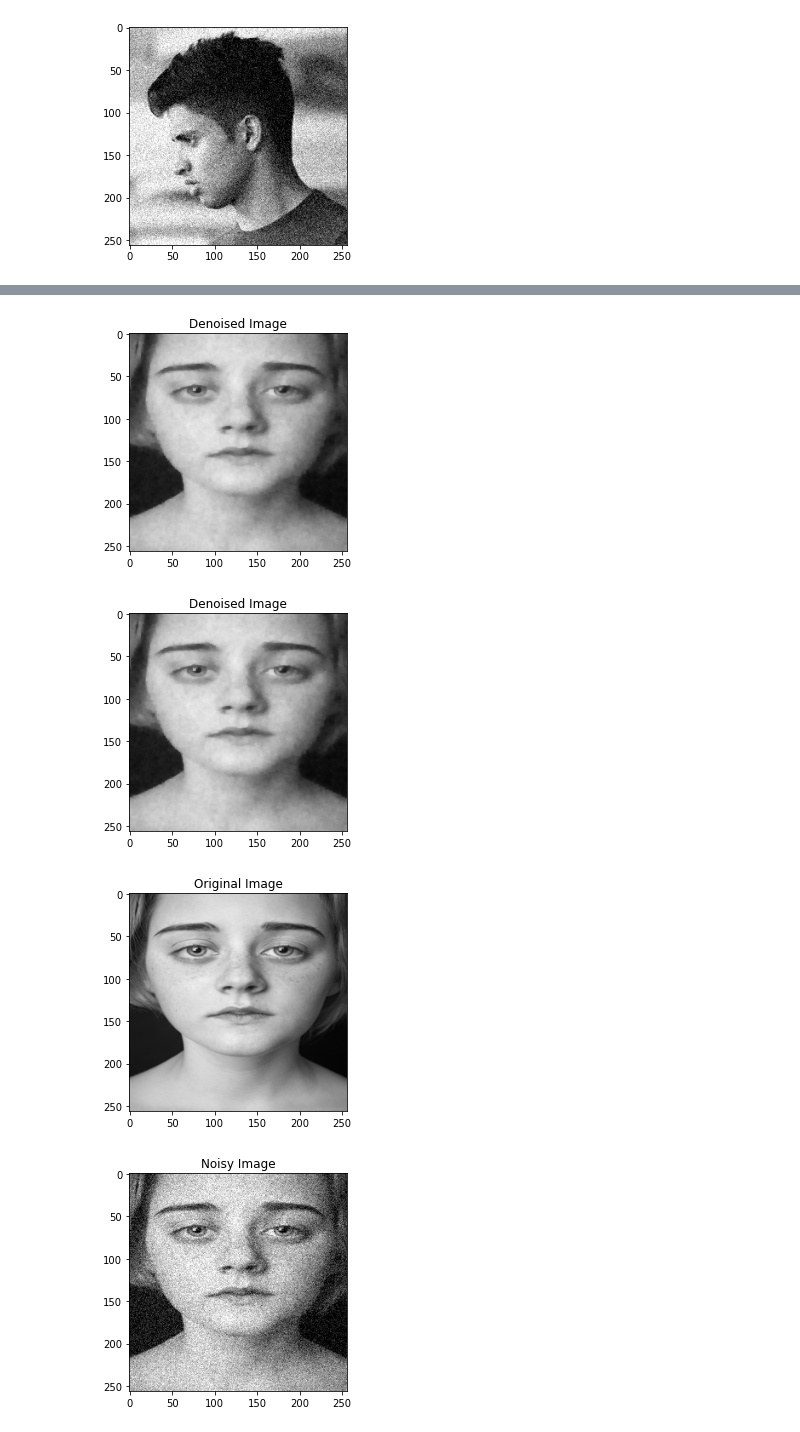
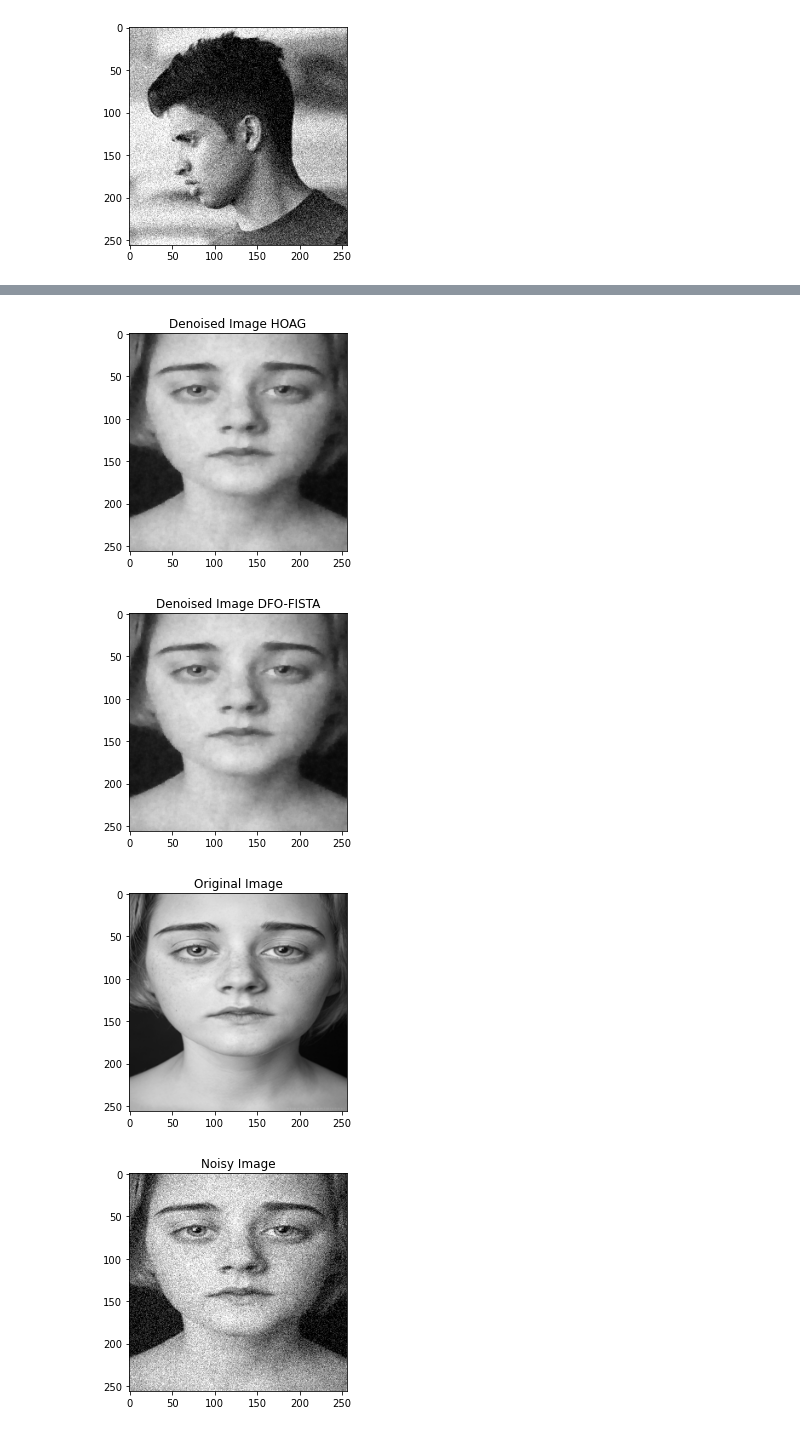
Before and after one commit to MohammadSadeghSalehi/Bilevel, a Jupyter notebook: Codes/Bilevel.ipynb, the cells around one changed output, grey strips where cells are left out. Saved outputs shown, nothing was run; the diff lists cells and outputs as text; code cells hidden in the pictures.

```diff
--- a/Codes/Bilevel.ipynb
+++ b/Codes/Bilevel.ipynb
@@ -541,7 +541,7 @@ import scipy.optimize as op
 import matplotlib.pyplot as plt
 
 class HOAG:
-    def __init__(self, A, b, y, x0, L, mu, alpha,nu, xi, max_iter=2000, tol=1e-8, lowersolver='FISTA'):
+    def __init__(self, A, b, y, x0, L, mu, alpha,nu, xi, max_iter=10000, tol=1e-8, lowersolver='FISTA'):
         # A is the forward operator
         #b is the ground truth
         # y is the noisy image
@@ -592,7 +592,6 @@ class HOAG:
                 self.x0[i,:] = z -  tau*p
                 self.lowerIterSum += k
                 #print("i = "+ str(i)+ " Converged at iteration: " + str(k+1))
-
                 return self.x0[i,:]
             x = z -  tau*p
         self.x0[i,:] = x
@@ -602,7 +601,6 @@ class HOAG:
         return phi
     def gradPhi(self, x, alpha,nu,xi,i):
         x = np.reshape(x,self.matsize)
-
         gradPhi = np.squeeze(np.asarray(x.flatten() - np.squeeze(np.asarray(self.y[:,:,i].flatten())) + np.exp(alpha) *self.gradTV2D(x, np.exp(nu)) + np.exp(xi) * x.flatten()))
         return gradPhi.flatten()
     def hessianPhi(self, x, alpha,nu,xi,i,d):
@@ -698,7 +696,7 @@ class HOAG:
 
 
     def solver(self):
-        epsilon = 1e-2
+        epsilon = 1e-1
         rho = 0.9
         inner = []
         q = []
@@ -718,6 +716,9 @@ class HOAG:
                 gradg2 =0
                 p.append(gradg2-np.dot(gradPhi12.T,q[-1]))
             pk = np.mean(np.array(p),axis=0)
+            if np.linalg.norm(pk) < 1e-3:
+                L = np.linalg.norm(pk) / np.sqrt(len(theta))
+                stepsize = 1/L
             if k == 0:
                 self.upperObjective.append(np.mean((upperObjectiveTemp)))
                 self.lowerIter.append(self.lowerIterSum)
@@ -729,9 +730,10 @@ class HOAG:
                 self.nu = theta[1]
                 self.xi = theta[2]
 
-            incr = np.linalg.norm(stepsize * pk)
             if k>0:
                 theta_new = self.project(theta - stepsize* pk)
+                incr = np.linalg.norm(theta_new - theta)
+
                 inner = []
                 upperObjectiveTemp = []
                 for i in range(np.shape(self.b)[2]):
@@ -832,48 +834,48 @@ data = np.load(path+ '/' +'Data.npz')
 b = data['X']
 b = b/255
 b = b[:,:,0:50]
-#x0 = np.random.rand(np.shape(b)[0],np.shape(b)[1])
-thetaOptimal2 = [-2.49481486, -4.39483968, -4.80058123]
+x0 = np.random.rand(np.shape(b)[0],np.shape(b)[1])
+thetaOptimal2 = [-2.55845458, -5.06066663, -5.28944058]
 #thetaOptimal2 = [-2.02649901, -4.7389812,  -9.06632174]
 
 A = np.eye(b.shape[1])
 NoisyData = np.load(path+ '/' +'DataNoisy2.npz')
 y = NoisyData['y']
 y = y/255
-x0 = y[:,:,5]
+#x0 = y[:,:,3]
 y = y[:,:,0:50]
 Bilevel = HOAG(A, b, y, x0, 2, 1+1e-3, thetaOptimal[0],  thetaOptimal[1] ,  thetaOptimal[2],max_iter=10000)
 im = Bilevel.FISTA(thetaOptimal[0],  thetaOptimal[1] ,  thetaOptimal[2],8,1e-10)*255
 sample = im.reshape(256,256)
 sample = Image.fromarray(sample)
 plt.imshow(sample)
-plt.title("Denoised Image")
+plt.title("Denoised Image HOAG")
 plt.show()
 
 Bilevel = HOAG(A, b, y, x0, 2, 1+1e-3, thetaOptimal2[0],  thetaOptimal2[1] ,  thetaOptimal2[2],max_iter=10000)
 im = Bilevel.FISTA(thetaOptimal[0],  thetaOptimal[1] ,  thetaOptimal[2],8,1e-10)*255
 sample = im.reshape(256,256)
 sample = Image.fromarray(sample)
 plt.imshow(sample)
-plt.title("Denoised Image")
+plt.title("Denoised Image DFO-FISTA")
 plt.show()
 
 original = b[:,:,8]
 original = original.reshape(256,256)*255
 original = Image.fromarray(original)
 plt.imshow(original)
 plt.title("Original Image")
 plt.show()
 
 NImage = y[:,:,8]
 NImage = NImage.reshape(256,256)*255
 NImage = Image.fromarray(NImage)
 plt.imshow(NImage)
 plt.title("Noisy Image")
 plt.show()
 # %% [output]
-[figure, old version]
+[figure, new version]
-[figure, old version]
+[figure, new version]
 [figure]
 [figure]
 # %%
```
Also changed, not shown: parts of 4 cells of this notebook.
